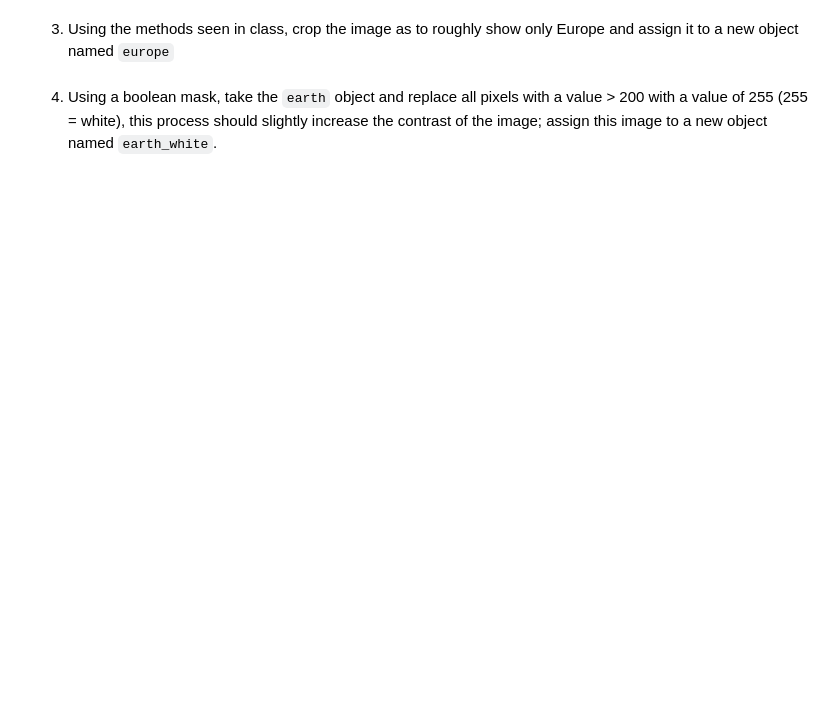
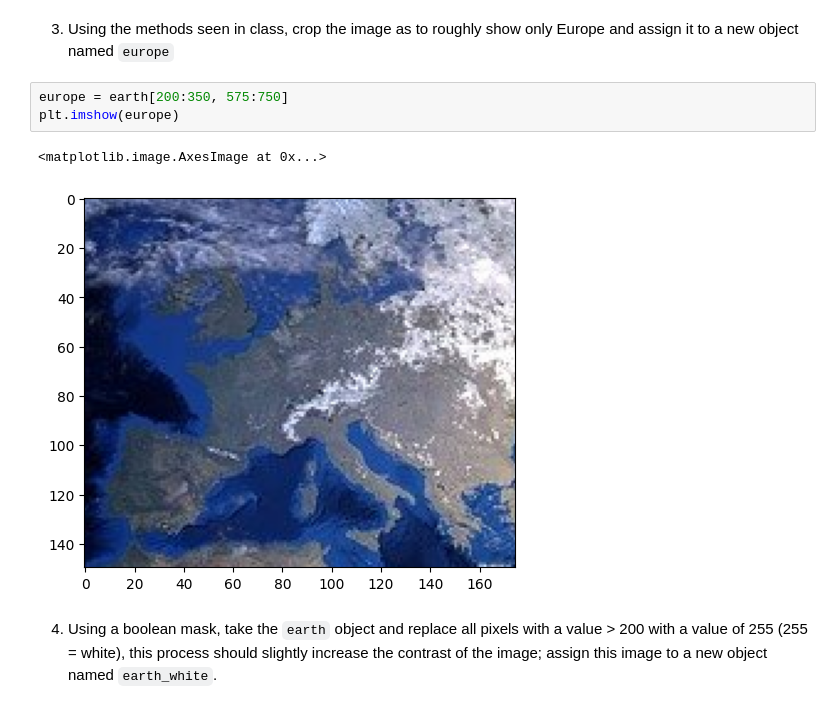
Before and after one commit to extra-jalapenos/python-numpy, a Jupyter notebook: 3b Homework.ipynb, the cells around one changed output. Saved outputs shown, nothing was run; the diff lists cells and outputs as text; blank space fills up the shorter version.

```diff
--- a/3b Homework.ipynb
+++ b/3b Homework.ipynb
@@ -159,4 +157,10 @@ import matplotlib.pyplot as plt
 # %% [markdown]
 3. Using the methods seen in class, crop the image as to roughly show only Europe and assign it to a new object named `europe`
+# %%
+europe = earth[200:350, 575:750]
+plt.imshow(europe)
+# %% [output]
+<matplotlib.image.AxesImage at 0x...>
+[figure, added]
 # %% [markdown]
 4. Using a boolean mask, take the `earth` object and replace all pixels with a value > 200 with a value of 255 (255 = white), this process should slightly increase the contrast of the image; assign this image to a new object named `earth_white`.
```
Also changed, not shown: parts of 6 cells of this notebook.
